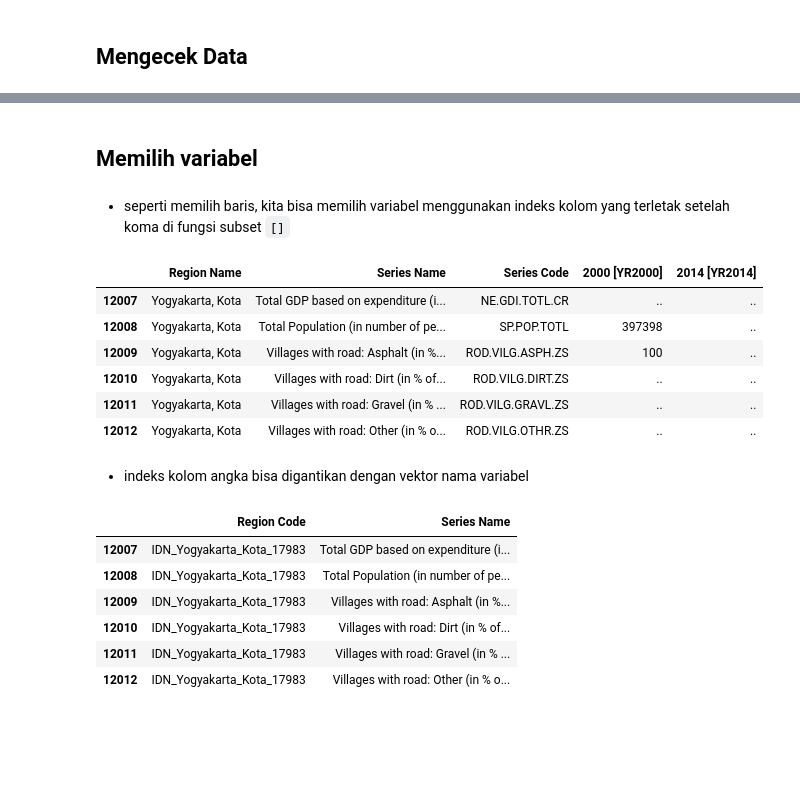
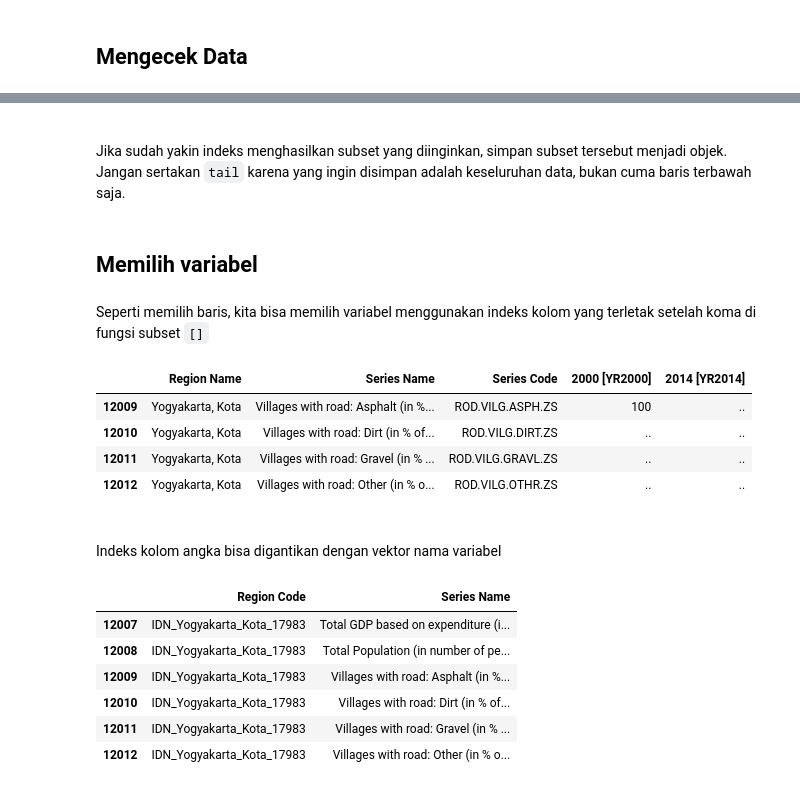
Before and after one commit to msaidf/statek, a Jupyter notebook: content/MenyiapkanData.ipynb, the cells around one changed output, grey strips where cells are left out. Cells and saved outputs as stored; diff of their text form; code cells hidden in the pictures; blank space fills up the shorter version.

```diff
--- a/content/MenyiapkanData.ipynb
+++ b/content/MenyiapkanData.ipynb
@@ -13,6 +14,7 @@
 # %%
 # install.packages('rio')
-datakab = rio::import('https://raw.githubusercontent.com/msaidf/statek/master/indo-dapoer_data.csv')
+library(rio)
+datakab = import('https://raw.githubusercontent.com/msaidf/statek/master/content/indo-dapoer_data.csv')
 # %% [markdown]
 ## Mengecek Data
 # %% [markdown]
@@ -130,2 +23,0 @@ dplyr::filter(datakab, `Series Code` != "")
-# %%
-datakab = .Last.value
@@ -133,0 +88,2 @@ datakab = .Last.value
+# %%
+dplyr::filter(datakab, `Series Code` != "")  %>% tail(2)
@@ -134,19 +94,21 @@ datakab = .Last.value
+# %% [markdown]
+<br>Jika sudah yakin indeks menghasilkan subset yang diinginkan, simpan subset tersebut menjadi objek. Jangan sertakan `tail` karena yang ingin disimpan adalah keseluruhan data, bukan cuma baris terbawah saja.
+# %%
+datakab = dplyr::filter(datakab, `Series Code` != "")
 # %% [markdown]
 ## Memilih variabel
 # %% [markdown]
-- seperti memilih baris, kita bisa memilih variabel menggunakan indeks kolom yang terletak setelah koma di fungsi subset `[]`
+Seperti memilih baris, kita bisa memilih variabel menggunakan indeks kolom yang terletak setelah koma di fungsi subset `[]`
 # %%
-datakab[,c(1, 3:5, ncol(datakab))] %>% tail
+c(1, 3:5, ncol(datakab)) %>% datakab[, .] %>% tail(4)
 # %% [output]
 |  | Region Name | Series Name | Series Code | 2000 [YR2000] | 2014 [YR2014] |
-| 12007 | Yogyakarta, Kota | Total GDP based on expenditure (i... | NE.GDI.TOTL.CR | .. | .. |
-| 12008 | Yogyakarta, Kota | Total Population (in number of pe... | SP.POP.TOTL | 397398 | .. |
 | 12009 | Yogyakarta, Kota | Villages with road: Asphalt (in %... | ROD.VILG.ASPH.ZS | 100 | .. |
 | 12010 | Yogyakarta, Kota | Villages with road: Dirt (in % of... | ROD.VILG.DIRT.ZS | .. | .. |
 | 12011 | Yogyakarta, Kota | Villages with road: Gravel (in % ... | ROD.VILG.GRAVL.ZS | .. | .. |
 | 12012 | Yogyakarta, Kota | Villages with road: Other (in % o... | ROD.VILG.OTHR.ZS | .. | .. |
 # %% [markdown]
-- indeks kolom angka bisa digantikan dengan vektor nama variabel
+<br>Indeks kolom angka bisa digantikan dengan vektor nama variabel
 # %%
 datakab[,c('Region Code', 'Series Name')] %>% tail
 # %% [output]
```
Also changed, not shown: parts of 70 cells of this notebook, 23 other files.
